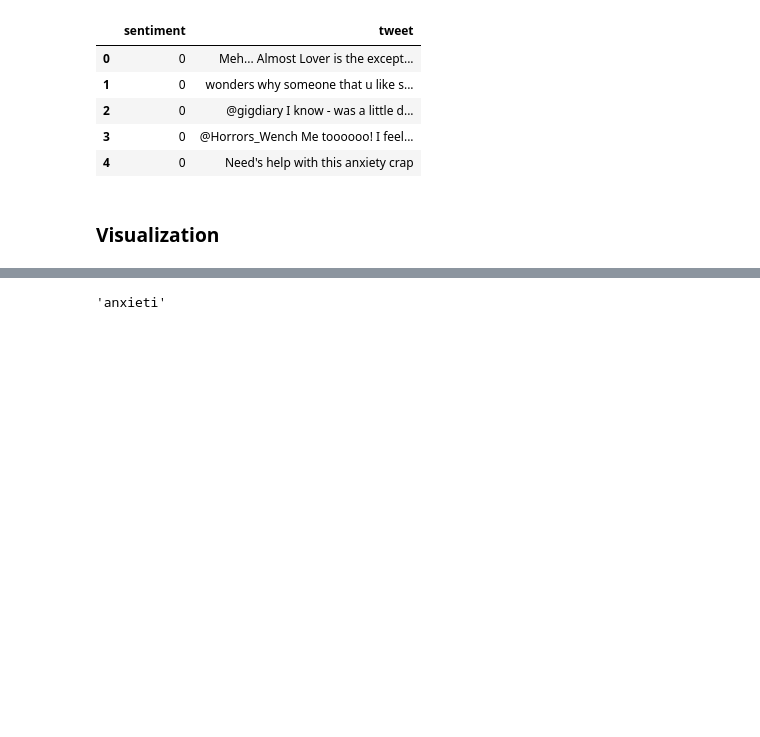
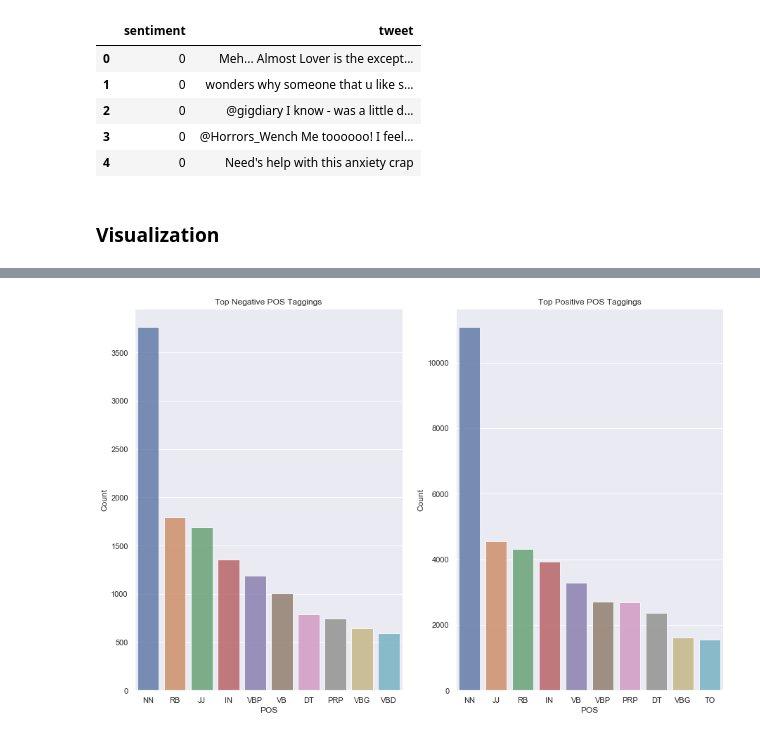
Before and after one commit to Mrnoorsingh/Depression-Detection, a Jupyter notebook: textclean_and_visualize.ipynb, the cells around one changed output, grey strips where cells are left out. Cells and saved outputs as stored; diff of their text form; code cells hidden in the pictures; blank space fills up the shorter version.

```diff
--- a/textclean_and_visualize.ipynb
+++ b/textclean_and_visualize.ipynb
@@ -87,29 +88,28 @@ plt.show()
 # %%
 #pos tagging
 blob=TextBlob(negative["tweet"].to_string(index=False))
 datframe=pd.DataFrame(blob.tags,columns=["word","pos"])
 datframe=datframe.pos.value_counts()[:10]
 #plot bar
 plt.figure(figsize=(15,10))
 plt.subplot(1,2,1)
+sn.set()
 sn.barplot(datframe.index,datframe.values,alpha=0.8)
 plt.title("Top Negative POS Taggings")
 plt.ylabel("Count", fontsize=12)
 plt.xlabel("POS", fontsize=12)
 
 
 blob=TextBlob(positive["tweet"].to_string(index=False))
 datframe=pd.DataFrame(blob.tags,columns=["word","pos"])
 datframe=datframe.pos.value_counts()[:10]
 plt.subplot(1,2,2)
+sn.set()
 sn.barplot(datframe.index,datframe.values,alpha=0.8)
 plt.title("Top Positive POS Taggings")
 plt.ylabel("Count", fontsize=12)
 plt.xlabel("POS", fontsize=12)
 
 plt.show()
+# %% [output]
+[figure, added]
-# %%
-ps=PorterStemmer()
-ps.stem("anxiety")
-# %% [output]
-'anxieti'
```
Also changed, not shown: parts of 3 cells of this notebook.
